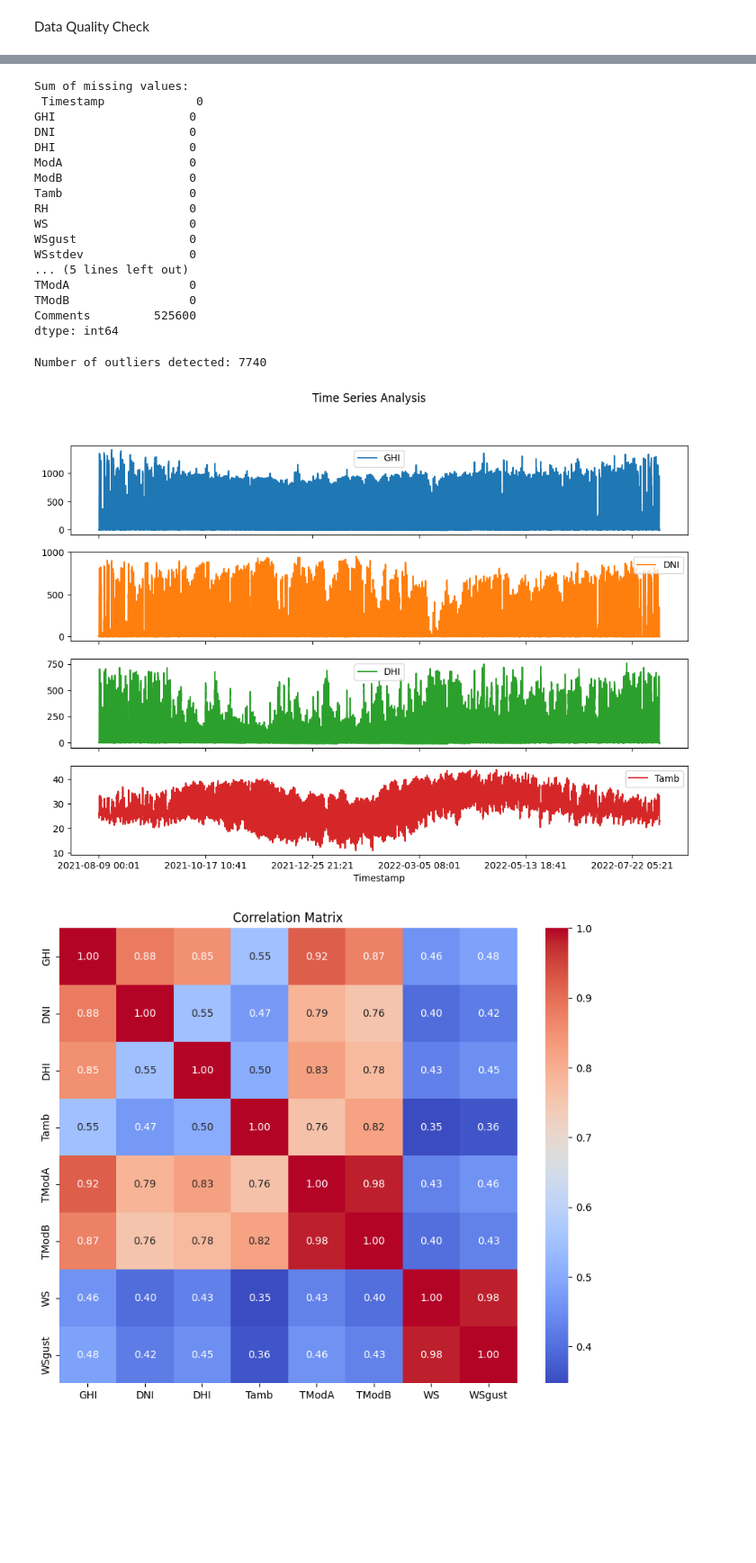
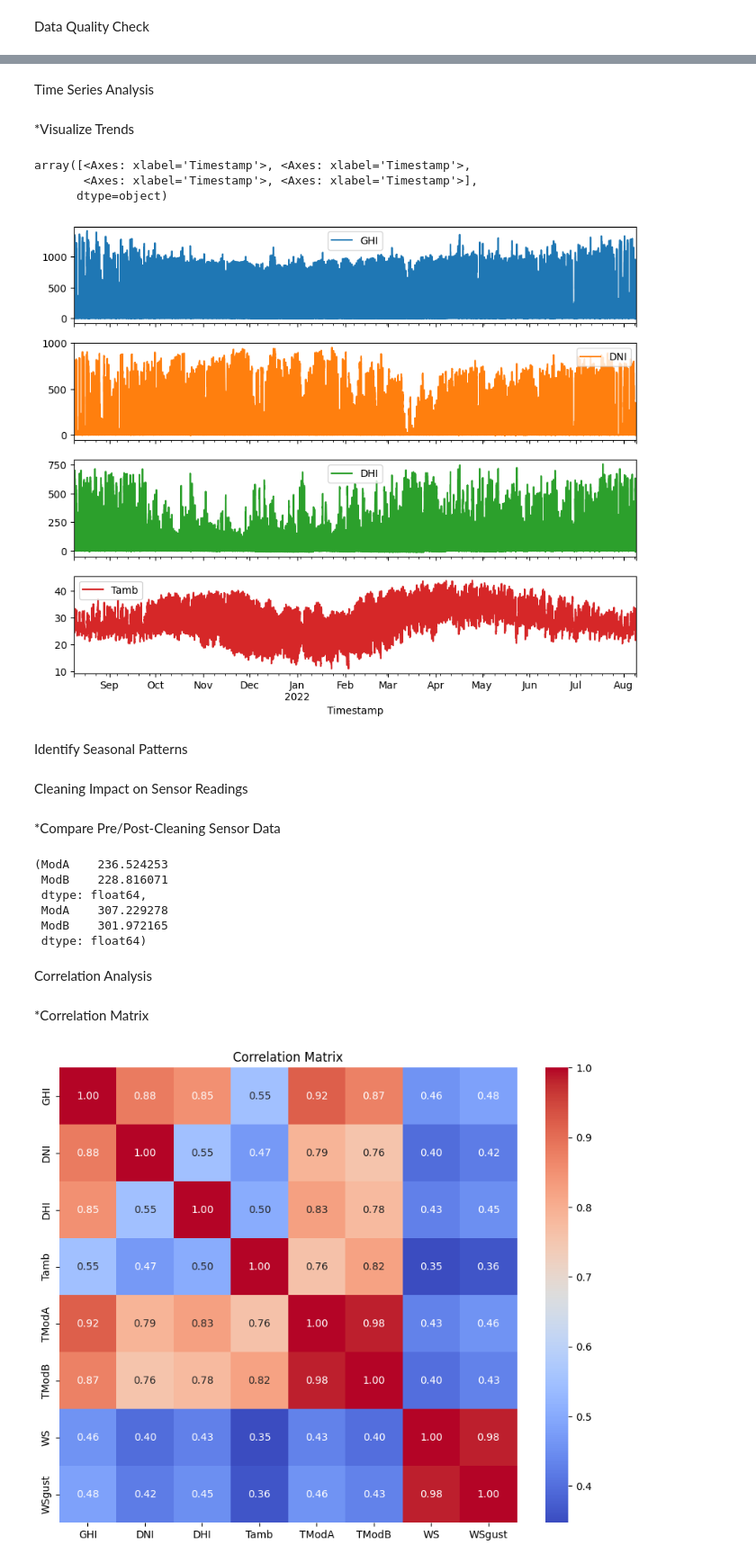
Before and after one commit to Roman0290/Kifiya-AIM-week-0, a Jupyter notebook: src/notebooks/EDA.ipynb, the cells around one changed output, grey strips where cells are left out. Shown at 90% size. Drawn from its saved outputs; the diff is of its cells as text; code cells hidden in the pictures; blank space fills up the shorter version.

```diff
--- a/src/notebooks/EDA.ipynb
+++ b/src/notebooks/EDA.ipynb
@@ -75,34 +137,15 @@ df[df['GHI'] < 0]
-# %%
-print("Sum of missing values:\n", df.isnull().sum())
-# %% [output]
-Sum of missing values:
- Timestamp             0
-GHI                   0
-DNI                   0
-DHI                   0
-ModA                  0
-ModB                  0
-Tamb                  0
-RH                    0
-WS                    0
-WSgust                0
-WSstdev               0
-... (5 lines left out)
-TModA                 0
-TModB                 0
-Comments         525600
-dtype: int64
-# %%
-numeric_cols = ['GHI', 'DNI', 'DHI', 'ModA', 'ModB', 'Tamb', 'WS', 'WSgust']
-df['zscore_outlier'] = (np.abs(zscore(df[numeric_cols])) > 3).any(axis=1)
-print(f"Number of outliers detected: {df['zscore_outlier'].sum()}")
-# %% [output]
-Number of outliers detected: 7740
+# %% [markdown]
+Time Series Analysis
+# %% [markdown]
+*Visualize Trends
 # %%
-df.columns
-
+df['Timestamp'] = pd.to_datetime(df['Timestamp'])
 df.set_index('Timestamp', inplace=True)
-df[['GHI', 'DNI', 'DHI', 'Tamb']].plot(subplots=True, figsize=(12, 8), title="Time Series Analysis")
-plt.show()
+df[['GHI', 'DNI', 'DHI', 'Tamb']].plot(subplots=True, figsize=(10, 8))
 # %% [output]
+array([<Axes: xlabel='Timestamp'>, <Axes: xlabel='Timestamp'>,
+       <Axes: xlabel='Timestamp'>, <Axes: xlabel='Timestamp'>],
+      dtype=object)
-[figure, old version]
+[figure, new version]
+# %% [markdown]
+Identify Seasonal Patterns
@@ -109,3 +154,22 @@ plt.show()
+# %% [markdown]
+Cleaning Impact on Sensor Readings
+# %% [markdown]
+*Compare Pre/Post-Cleaning Sensor Data
+# %%
+before_cleaning = df[df['Cleaning'] == 0][['ModA', 'ModB']]
+after_cleaning = df[df['Cleaning'] == 1][['ModA', 'ModB']]
+before_cleaning.mean(), after_cleaning.mean()
+# %% [output]
+(ModA    236.524253
+ ModB    228.816071
+ dtype: float64,
+ ModA    307.229278
+ ModB    301.972165
+ dtype: float64)
+# %% [markdown]
+Correlation Analysis
+# %% [markdown]
+*Correlation Matrix
 # %%
 correlation_matrix = df[['GHI', 'DNI', 'DHI', 'Tamb', 'TModA', 'TModB', 'WS', 'WSgust']].corr()
 plt.figure(figsize=(10, 8))
```
Also changed, not shown: parts of 25 cells of this notebook.
